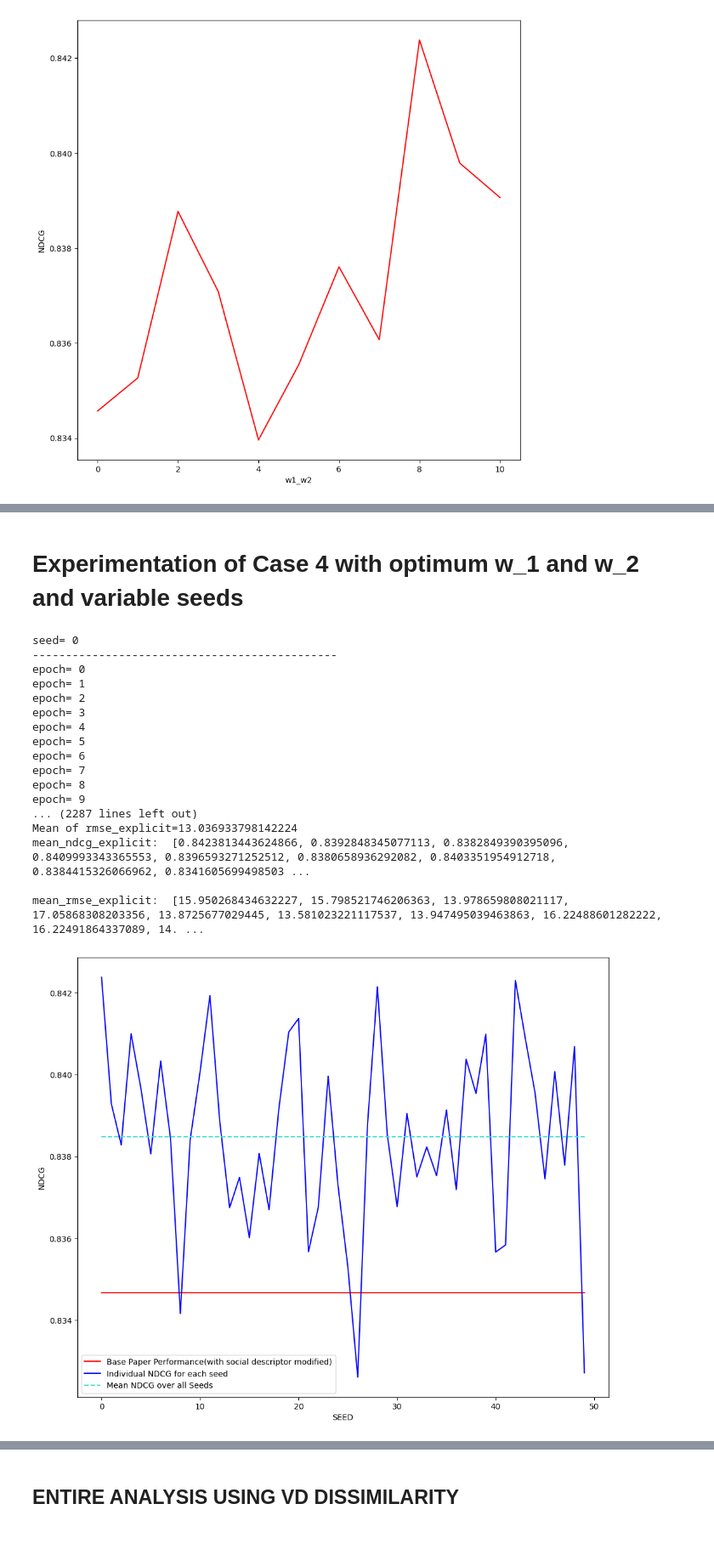
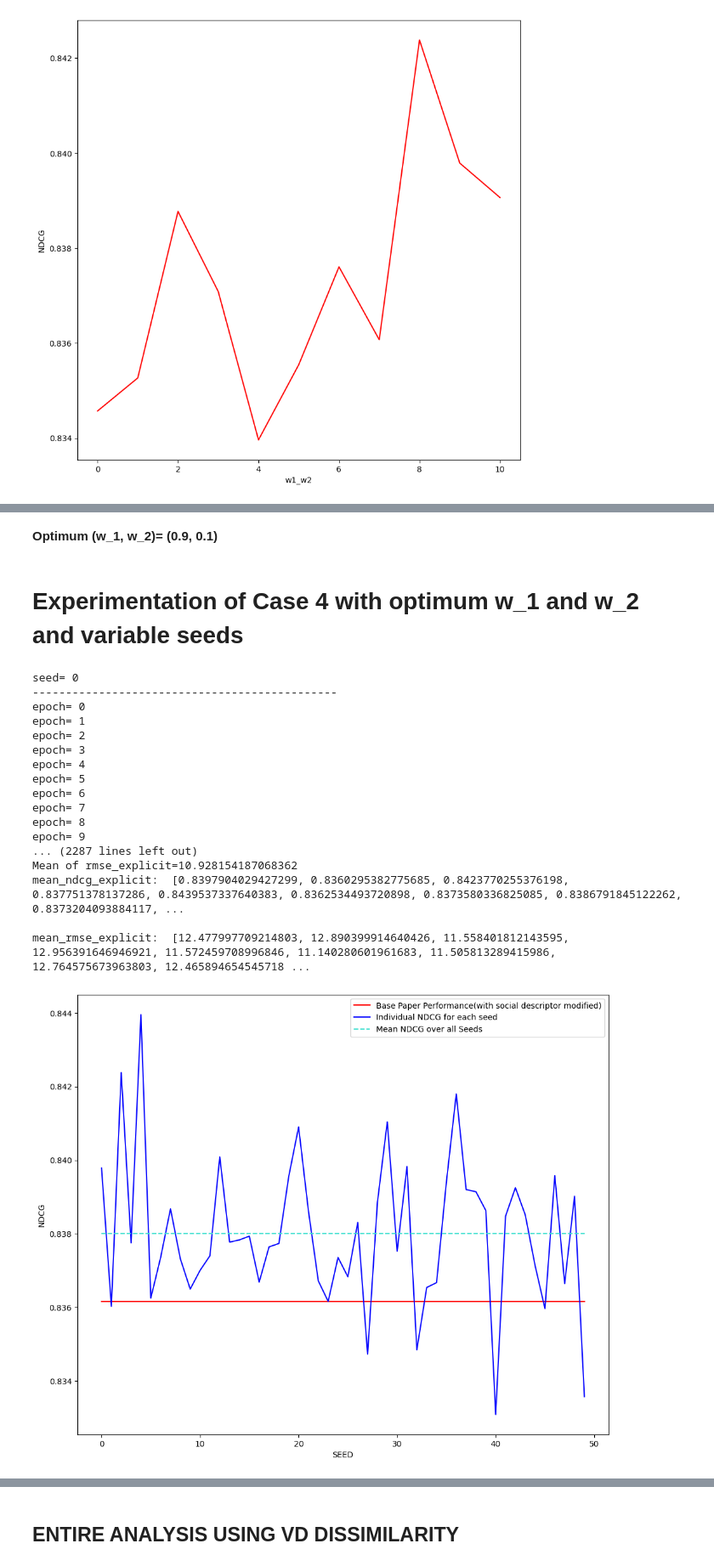
Before and after one commit to shilpa2301/Squad_Select--An-Optimal-Pipeline-for-Traditional-Group-Recommendation-Techniques, a Jupyter notebook: Squad_Select.ipynb, the cells around one changed output, grey strips where cells are left out. Shown at 85% size. Saved outputs shown, nothing was run; the diff lists cells and outputs as text; code cells hidden in the pictures; blank space fills up the shorter version.

```diff
--- a/Squad_Select.ipynb
+++ b/Squad_Select.ipynb
@@ -975,0 +1024,3 @@ Mean of rmse_explicit=24.206841732487536
+# %%
+Flags=[0,0,0,1,1,1,1,0,0,0]
+_, _, _=entire_algo1(Flags, dataset.user_trainMatrix, dataset.group_trainMatrix, w_1=0.8, w_2=0.2 )
@@ -1083,7 +1138,7 @@ while w_1<=1.0 and w_2>=0.0 and w_1+w_2==1.0:
     print("Processing w_1 and w_2=", w_1, ", ", w_2)
     mean_ndcg_explicit_instance=0.0
     mean_rmse_explicit_instance=0.0
-    mean_ndcg_explicit_instance, mean_rmse_explicit_instance=entire_algo1(Flags, dense_user_train_data, dataset.group_trainMatrix, w_1, w_2 )
+    _,mean_ndcg_explicit_instance, mean_rmse_explicit_instance=entire_algo1(Flags, dense_user_train_data, dataset.group_trainMatrix, w_1, w_2 )
     mean_ndcg_explicit_list.append(mean_ndcg_explicit_instance)
     mean_rmse_explicit_list.append(mean_rmse_explicit_instance)
     w_1+=0.1
@@ -1145,3 +1202,5 @@ plt.show()
+# %% [markdown]
+**Optimum (w_1, w_2)= (0.9, 0.1)**
 # %% [markdown]
 # **Experimentation of Case 4 with optimum w_1 and w_2 and variable seeds**
 # %%
@@ -1153,7 +1212,7 @@ for sd in range(50):
     mf = MF(dataset.user_trainMatrix, num_users, num_groups, latent=5, lr=0.001, reg=0.01, decay_rate=0.1, step_size = 10, step_enabled=True, seed=sd)
     dense_user_train_data = mf.train(epoch=40)
     Flags=[1,0,0,0,1,1,1,0,0,0]
-    _, mean_ndcg_explicit_instance, mean_rmse_explicit_instance=entire_algo1(Flags, dense_user_train_data, dataset.group_trainMatrix, w_1=0.8, w_2=0.2 )
+    _, mean_ndcg_explicit_instance, mean_rmse_explicit_instance=entire_algo1(Flags, dense_user_train_data, dataset.group_trainMatrix, w_1=0.9, w_2=0.1 )
     mean_ndcg_explicit.append(mean_ndcg_explicit_instance)
     mean_rmse_explicit.append(mean_rmse_explicit_instance)
 
@@ -1174,32 +1233,33 @@ epoch= 7
 epoch= 8
 epoch= 9
 ... (2287 lines left out)
-Mean of rmse_explicit=13.036933798142224
-mean_ndcg_explicit:  [0.8423813443624866, 0.8392848345077113, 0.8382849390395096, 0.8409993343365553, 0.8396593271252512, 0.8380658936292082, 0.8403351954912718, 0.8384415326066962, 0.8341605699498503 ...
+Mean of rmse_explicit=10.928154187068362
+mean_ndcg_explicit:  [0.8397904029427299, 0.8360295382775685, 0.8423770255376198, 0.837751378137286, 0.8439537337640383, 0.8362534493720898, 0.8373580336825085, 0.8386791845122262, 0.8373204093884117, ...
 
-mean_rmse_explicit:  [15.950268434632227, 15.798521746206363, 13.978659808021117, 17.05868308203356, 13.8725677029445, 13.581023221117537, 13.947495039463863, 16.22488601282222, 16.22491864337089, 14. ...
+mean_rmse_explicit:  [12.477997709214803, 12.890399914640426, 11.558401812143595, 12.956391646946921, 11.572459708996846, 11.140280601961683, 11.505813289415986, 12.764575673963803, 12.465894654545718 ...
 # %%
 #plot ndcg
 import matplotlib.pyplot as plt
 
 # corresponding x axis values
 k=len(mean_ndcg_explicit)
 avg_overall_ndcg=sum(mean_ndcg_explicit) / len(mean_ndcg_explicit)
 x = list(range(k))
 mean_overall = [avg_overall_ndcg]*k
-base = [0.8346756663584216]*k
+base=[0.8361612486150191]*k
+#base = [0.8346756663584216]*k
 #fig, axs = plt.subplots(1, 2, sharey=True, tight_layout=True)
 fig = plt.figure(figsize=(12, 10))
 ax = fig.add_subplot(1, 1, 1)
 ax.set_xlabel('SEED')
 ax.set_ylabel('NDCG')
 #ax.plot(x, Precision_at_k, color='blue')
 ax.plot(x, base, color='red', label='Base Paper Performance(with social descriptor modified)')
 ax.plot(x, mean_ndcg_explicit, color='blue', label='Individual NDCG for each seed') #vd
 ax.plot(x, mean_overall,  linestyle='--', color='turquoise', label='Mean NDCG over all Seeds')
 #ax.bar(x, rmse_explicit[1], color='blue') #ap
 # function to show the plot
 plt.legend()
 plt.show()
 # %% [output]
-[figure, old version]
+[figure, new version]
```
Also changed, not shown: parts of 44 cells of this notebook.
